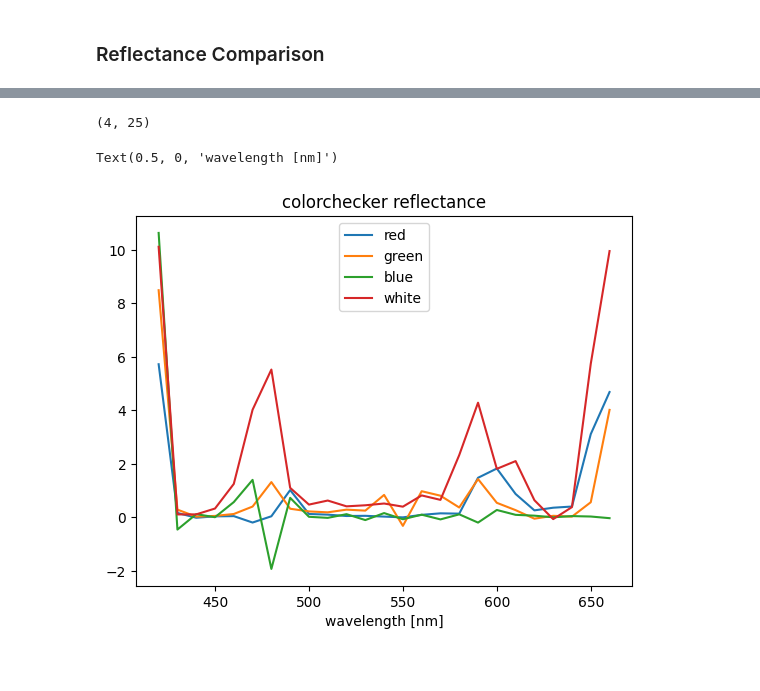
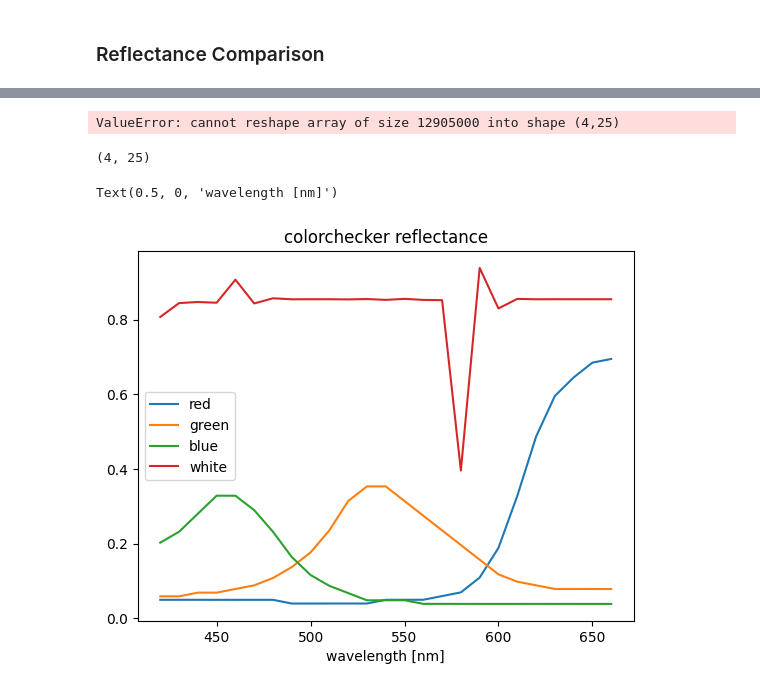
Before and after one commit to shshin1210/DSL, a Jupyter notebook: hyp_recon_patch_test.ipynb, the cells around one changed output, grey strips where cells are left out. Saved outputs shown, nothing was run; the diff lists cells and outputs as text; code cells hidden in the pictures.

```diff
--- a/hyp_recon_patch_test.ipynb
+++ b/hyp_recon_patch_test.ipynb
@@ -273,8 +208,7 @@ for p in range(n_patches):
 # %% [markdown]
 #### Real
 # %%
-X_np_all_real_px = np.load('./X_np_all_real_px.npy').reshape(4, len(wvls))
+X_np_all_real = np.load('./X_np_all_real_px.npy').reshape(4, len(wvls))
 # X_np_all_real = np.load('./X_np_all_step_tv.npy').reshape(cam_H, cam_W, len(wvls))
-X_np_all_px = np.load('./X_np_all_px.npy').reshape(4, len(wvls))
-# X_np_all = np.load('./X_np_all_px.npy').reshape(cam_H, cam_W, len(wvls))
+X_np_all = np.load('./X_np_all.npy').reshape(cam_H, cam_W, len(wvls))
 # %%
@@ -346,15 +282,15 @@ X_np_all_px.shape
 # %%
-# # plot reflectance for each patches
-# # patches : 24개, wvl : 25 개
+# plot reflectance for each patches
+# patches : 24개, wvl : 25 개
 
-# patches_reflectance = np.zeros(shape = (len(wvls), n_patches))
-# patches_idx = center_pts
+patches_reflectance = np.zeros(shape = (len(wvls), n_patches))
+patches_idx = center_pts
 
-# patch_size = 0
+patch_size = 0
 
-# for p in range(n_patches):
-#     for w in range(len(wvls)):
-#         x_idx, y_idx = patches_idx[p][0], patches_idx[p][1]
-#         mean_ref = X_np_all[y_idx-patch_size:y_idx+patch_size,x_idx-patch_size:x_idx+patch_size, w].mean()
-#         patches_reflectance[w, p] = mean_ref
+for p in range(n_patches):
+    for w in range(len(wvls)):
+        x_idx, y_idx = patches_idx[p][0], patches_idx[p][1]
+        mean_ref = X_np_all[y_idx-patch_size:y_idx+patch_size,x_idx-patch_size:x_idx+patch_size, w].mean()
+        patches_reflectance[w, p] = mean_ref
 # %%
@@ -368,2 +306,2 @@ X_np_all_px.shape
 # %%
-# patches_ref_clip = np.clip(patches_reflectance, 0 ,1)
+patches_ref_clip = np.clip(patches_reflectance, 0 ,1)
@@ -378 +337,5 @@ X_np_all_real_px.min()
+# %%
+X_np_all_px = np.load('./X_np_all.npy').reshape(4, len(wvls))
+# %% [output]
+ValueError: cannot reshape array of size 12905000 into shape (4,25)
 # %%
@@ -381,21 +344,20 @@ X_np_all_real_px.shape
 (4, 25)
 # %%
 plt.figure()
+plt.plot(wvls, patches_ref_clip[:,0], label = 'red')
+plt.plot(wvls, patches_ref_clip[:,1], label = 'green')
+plt.plot(wvls, patches_ref_clip[:,2], label = 'blue')
+plt.plot(wvls, patches_ref_clip[:,3], label = 'white')
 
-# plt.plot(wvls, patches_ref_clip_real[:,0], label = 'red')
-# plt.plot(wvls, patches_ref_clip_real[:,1], label = 'green')
-# plt.plot(wvls, patches_ref_clip_real[:,2], label = 'blue')
-# plt.plot(wvls, patches_ref_clip_real[:,3], label = 'white')
-
-plt.plot(wvls, X_np_all_real_px[0], label = 'red')
-plt.plot(wvls, X_np_all_real_px[1], label = 'green')
-plt.plot(wvls, X_np_all_real_px[2], label = 'blue')
-plt.plot(wvls, X_np_all_real_px[3], label = 'white')
+# plt.plot(wvls, X_np_all_px[0], label = 'red')
+# plt.plot(wvls, X_np_all_px[1], label = 'green')
+# plt.plot(wvls, X_np_all_px[2], label = 'blue')
+# plt.plot(wvls, X_np_all_px[3], label = 'white')
 
 # plt.ylim(0, 1)
 plt.legend()
 plt.title('colorchecker reflectance')
 plt.xlabel('wavelength [nm]')
 # %% [output]
 Text(0.5, 0, 'wavelength [nm]')
-[figure, old version]
+[figure, new version]
```
Also changed, not shown: parts of 25 cells of this notebook.
